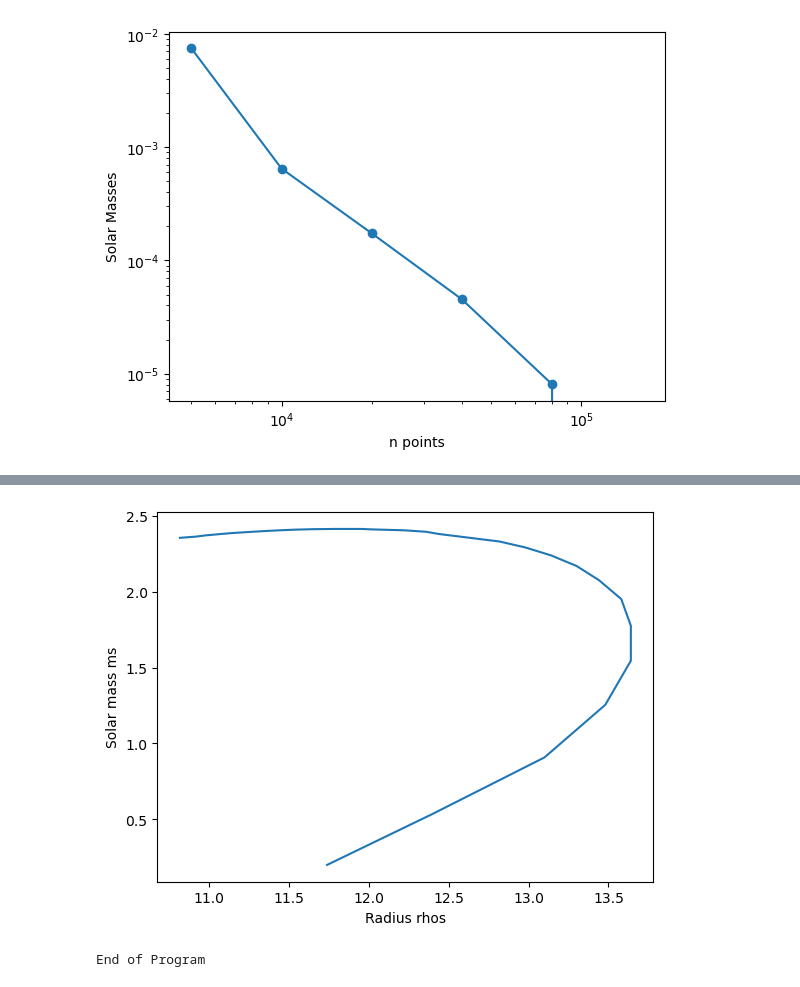
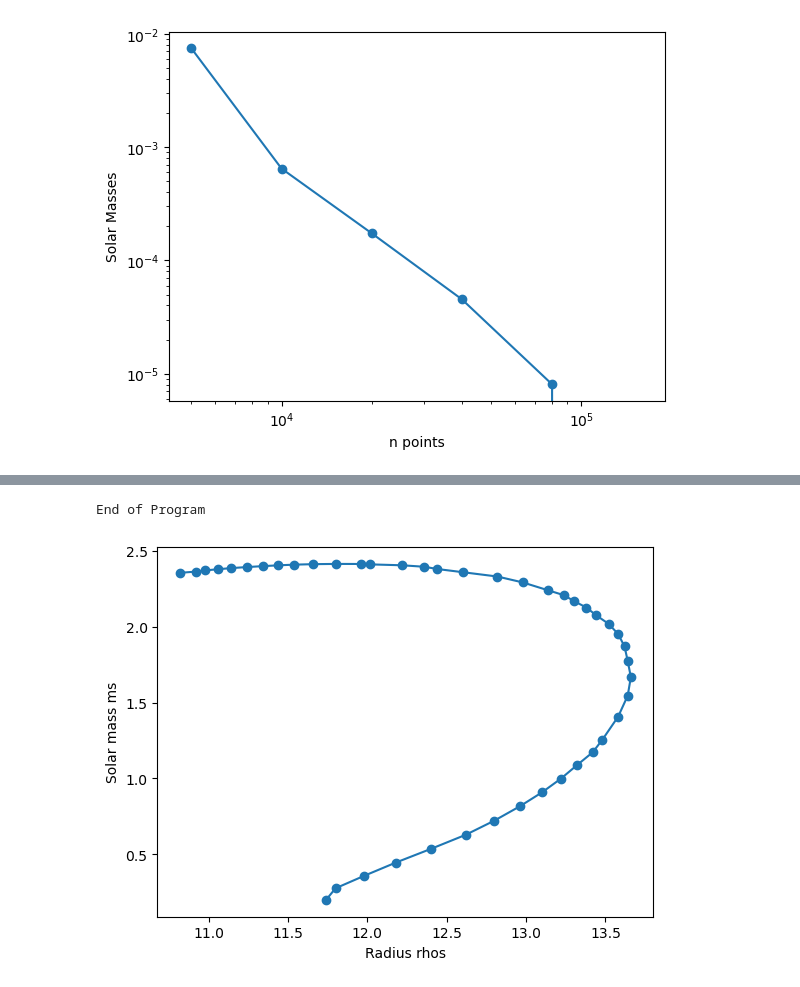
Before and after one commit to D7RV23/NS_SURP2024, a Jupyter notebook: week_2-3/neutron_star_week2.ipynb, the cells around one changed output, grey strips where cells are left out. Cells and saved outputs as stored; diff of their text form; code cells hidden in the pictures.

```diff
--- a/week_2-3/neutron_star_week2.ipynb
+++ b/week_2-3/neutron_star_week2.ipynb
@@ -573,30 +579,39 @@ Mass:  2.1697961231228557
-# %%
-rhos_cs=[2e14,3e14,4e14,5e14,6e14,7e14,8e14,9e14,10e14,
-        11e14,12e14,13e14,14e14,15e14,16e14,17e14,18e14,19e14,20e14,
-        21e14,22e14,23e14,24e14,25e14,26e14,27e14,28e14,29e14,30e14]
-mass_cs = []
-radius_cs = []
-
-for z in rhos_cs:
-        rs,rhos,ps,ms= gen_ns(z,2000,10000)
-        mass_cs.append(find_mass(ms)/2e33)
-        radius_cs.append(find_radius(rs)/1e5)
-
-fig, ax = plt.subplots(ncols=1, nrows=1)
-x = radius_cs
-ax.set_xlabel('Radius rhos')
-# Y-axis values
-y = mass_cs
-ax.set_ylabel('Solar mass ms')
-# Function to plot
-ax.plot(x, y)
-
-# function to show the plot
-plt.show()
-
-
-
-print("End of Program")
-# %% [output]
-[figure, removed]
-End of Program
+# %%
+def print_ns_MR(radius,mass):
+    fig, ax = plt.subplots(ncols=1, nrows=1)
+    x = radius
+    ax.set_xlabel('Radius rhos')
+    # Y-axis values
+    y = mass
+    ax.set_ylabel('Solar mass ms')
+    # Function to plot
+    ax.plot(x, y, "-o")
+    # function to show the plot
+    # plt.show()
+    return plt
+
+
+
+print("End of Program")
+# %% [output]
+End of Program
+# %%
+rhos_cs=[2e14,2.25e14,2.5e14,2.75e14,3e14,3.25e14,3.5e14,3.75e14,4e14,4.25e14,4.5e14,4.75e14,5e14,5.5e14,
+        6e14,6.5e14,7e14,7.5e14,8e14,8.5e14,9e14,9.5e14,10e14,10.5e14,
+        11e14,12e14,13e14,14e14,15e14,16e14,17e14,18e14,19e14,20e14,
+        21e14,22e14,23e14,24e14,25e14,26e14,27e14,28e14,29e14,30e14]
+mass_cs = []
+radius_cs = []
+
+for z in rhos_cs:
+        rs,rhos,ps,ms= gen_ns(z,2000,10000)
+        mass_cs.append(find_mass(ms)/2e33)
+        radius_cs.append(find_radius(rs)/1e5)
+
+print_ns_MR(radius_cs,mass_cs )
+plt.show()
+# %%
+print_ns_MR(radius_cs,mass_cs)
+plt.show()
+# %% [output]
+[figure, added]
```
Also changed, not shown: parts of 3 cells of this notebook, 2 other files.
